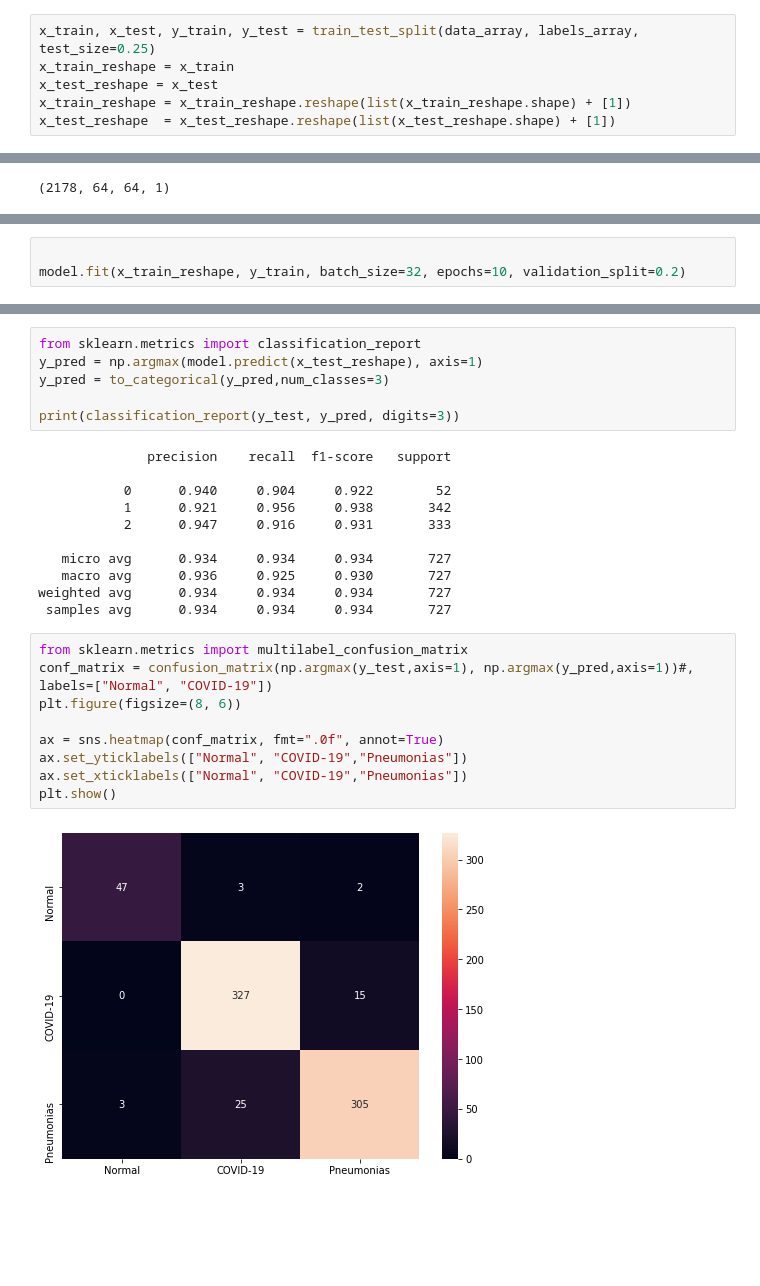
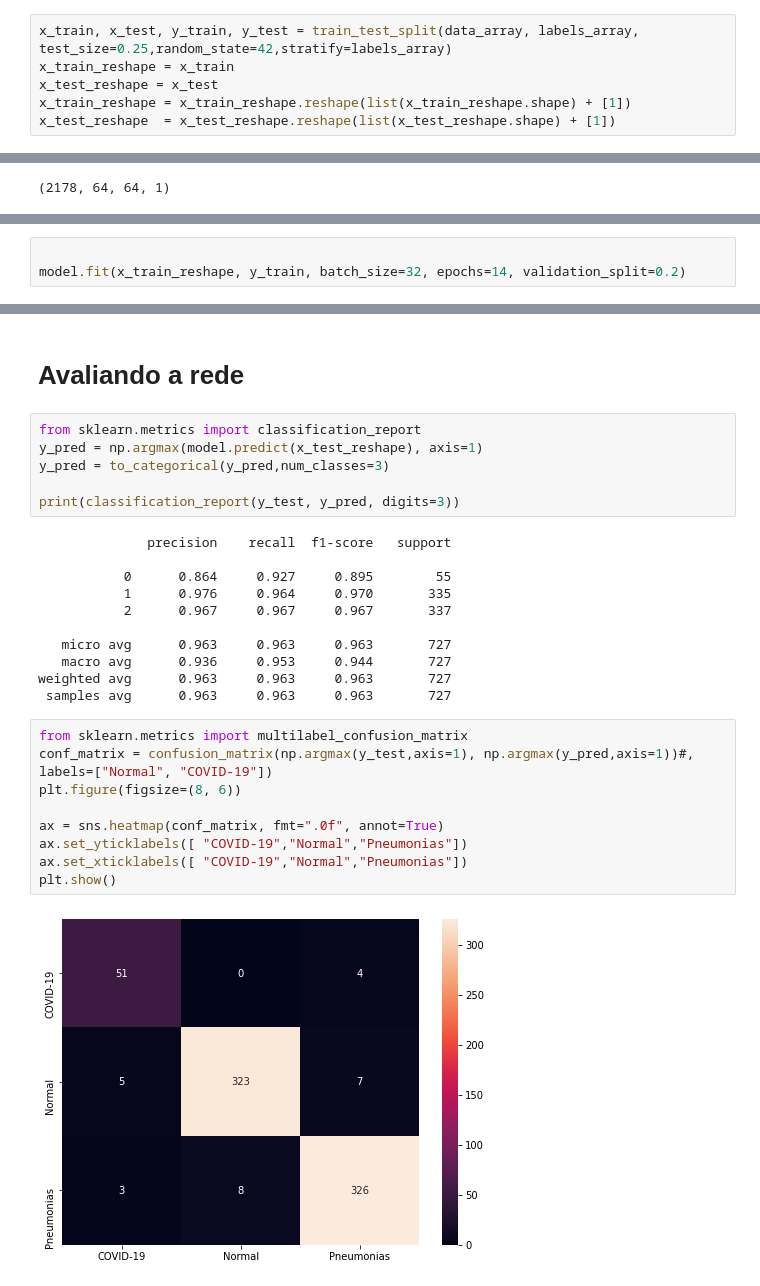
Before and after one commit to reinaldoasf/COVID-19, a Jupyter notebook: Reinaldo_Separador_Train_Test_das_imagens.ipynb, the cells around one changed output, grey strips where cells are left out. Drawn from its saved outputs; the diff is of its cells as text; blank space fills up the shorter version.

```diff
--- a/Reinaldo_Separador_Train_Test_das_imagens.ipynb
+++ b/Reinaldo_Separador_Train_Test_das_imagens.ipynb
@@ -111,7 +113,7 @@ print(labels_array)
  [0. 0. 1.]
  [0. 0. 1.]]
 # %%
-x_train, x_test, y_train, y_test = train_test_split(data_array, labels_array, test_size=0.25)
+x_train, x_test, y_train, y_test = train_test_split(data_array, labels_array, test_size=0.25,random_state=42,stratify=labels_array)
 x_train_reshape = x_train
 x_test_reshape = x_test
 x_train_reshape = x_train_reshape.reshape(list(x_train_reshape.shape) + [1])
@@ -145,4 +151,4 @@ print(x_train_reshape.shape)
 # %%
 
-model.fit(x_train_reshape, y_train, batch_size=32, epochs=10, validation_split=0.2)
+model.fit(x_train_reshape, y_train, batch_size=32, epochs=14, validation_split=0.2)
 # %% [output]
@@ -169,4 +172,6 @@ Epoch 10/10
 <tensorflow.python.keras.callbacks.History at 0x...>
+# %% [markdown]
+# Avaliando a rede
 # %%
 from sklearn.metrics import classification_report
 y_pred = np.argmax(model.predict(x_test_reshape), axis=1)
@@ -176,22 +181,22 @@ print(classification_report(y_test, y_pred, digits=3))
 # %% [output]
               precision    recall  f1-score   support
 
-           0      0.940     0.904     0.922        52
-           1      0.921     0.956     0.938       342
-           2      0.947     0.916     0.931       333
+           0      0.864     0.927     0.895        55
+           1      0.976     0.964     0.970       335
+           2      0.967     0.967     0.967       337
 
-   micro avg      0.934     0.934     0.934       727
-   macro avg      0.936     0.925     0.930       727
-weighted avg      0.934     0.934     0.934       727
- samples avg      0.934     0.934     0.934       727
+   micro avg      0.963     0.963     0.963       727
+   macro avg      0.936     0.953     0.944       727
+weighted avg      0.963     0.963     0.963       727
+ samples avg      0.963     0.963     0.963       727
 # %%
 from sklearn.metrics import multilabel_confusion_matrix
 conf_matrix = confusion_matrix(np.argmax(y_test,axis=1), np.argmax(y_pred,axis=1))#, labels=["Normal", "COVID-19"])
 plt.figure(figsize=(8, 6))
 
 ax = sns.heatmap(conf_matrix, fmt=".0f", annot=True)
-ax.set_yticklabels(["Normal", "COVID-19","Pneumonias"])
-ax.set_xticklabels(["Normal", "COVID-19","Pneumonias"])
+ax.set_yticklabels([ "COVID-19","Normal","Pneumonias"])
+ax.set_xticklabels([ "COVID-19","Normal","Pneumonias"])
 plt.show()
 # %% [output]
-[figure, old version]
+[figure, new version]
```
Also changed, not shown: parts of 6 cells of this notebook.
